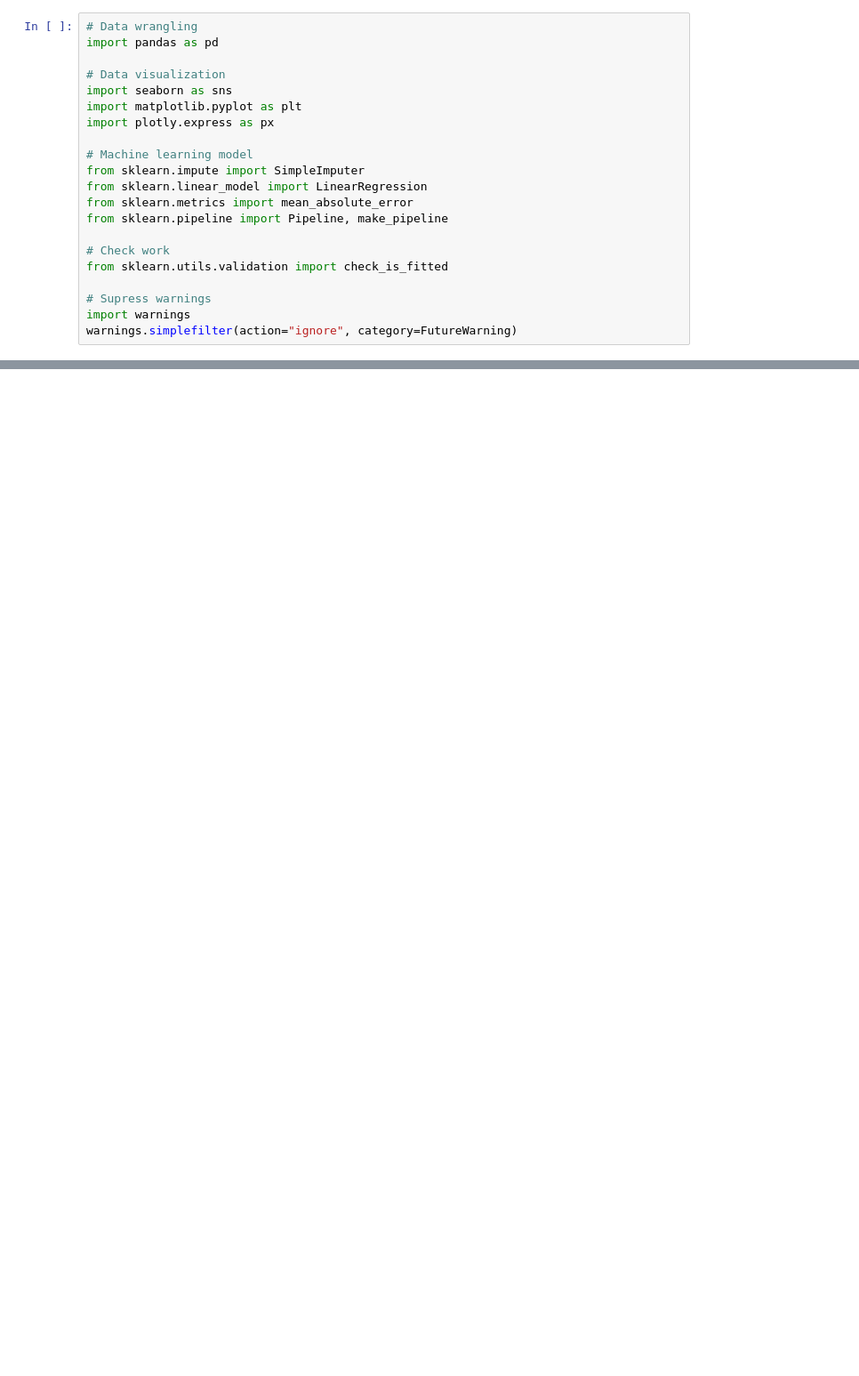
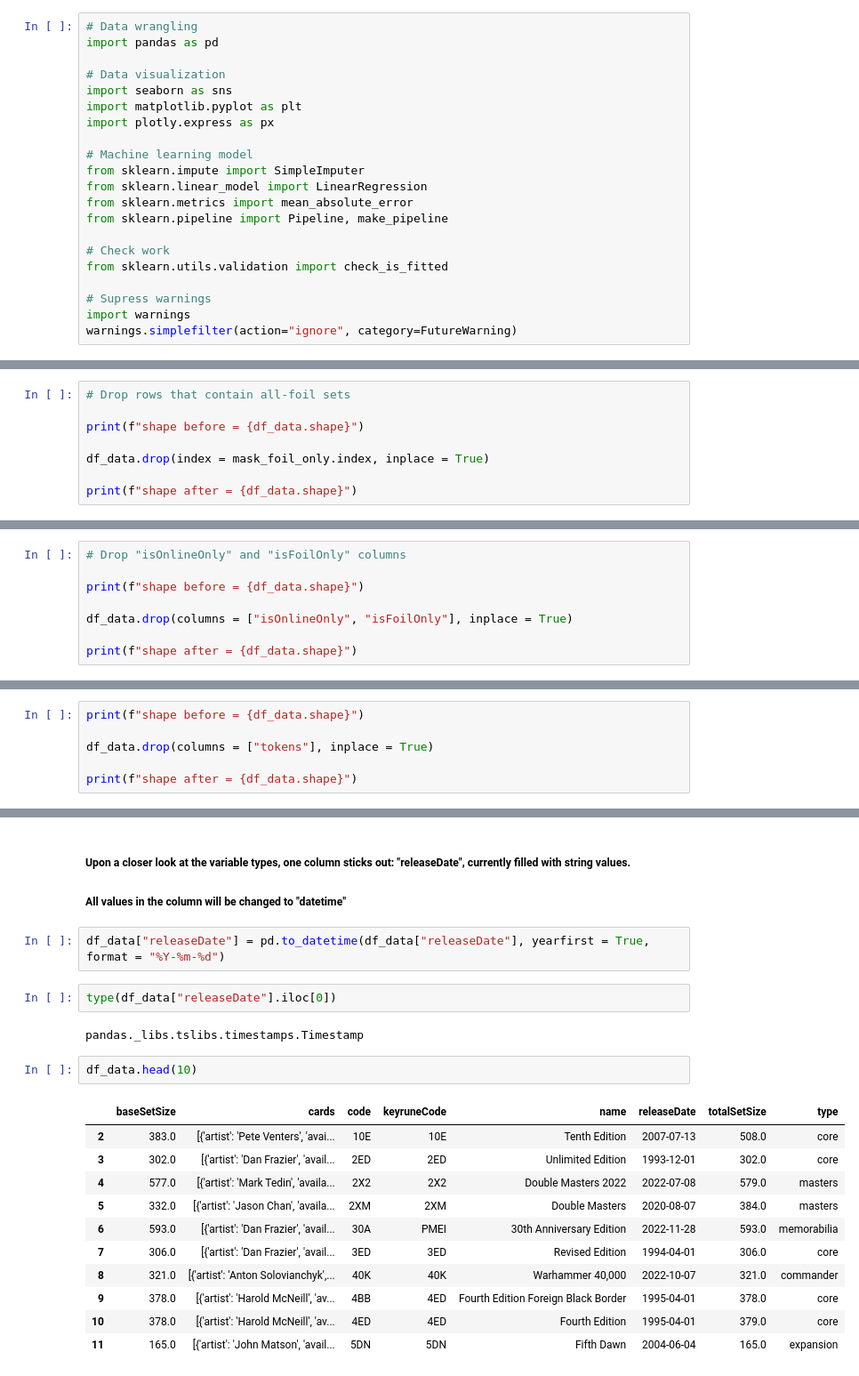
Before and after one commit to LupiVolpi/Magic_the_Gathering, a Jupyter notebook: price_prediction.ipynb, the cells around one changed output, grey strips where cells are left out. Shown at 89% size. Cells and saved outputs as stored; diff of their text form; blank space fills up the shorter version.

```diff
--- a/price_prediction.ipynb
+++ b/price_prediction.ipynb
@@ -43,0 +294,8 @@ df.shape
+# %%
+# Drop rows that contain all-foil sets
+
+print(f"shape before = {df_data.shape}")
+
+df_data.drop(index = mask_foil_only.index, inplace = True)
+
+print(f"shape after = {df_data.shape}")
@@ -43,0 +320,8 @@ df.shape
+# %%
+# Drop "isOnlineOnly" and "isFoilOnly" columns
+
+print(f"shape before = {df_data.shape}")
+
+df_data.drop(columns = ["isOnlineOnly", "isFoilOnly"], inplace = True)
+
+print(f"shape after = {df_data.shape}")
@@ -43,0 +335,6 @@ df.shape
+# %%
+print(f"shape before = {df_data.shape}")
+
+df_data.drop(columns = ["tokens"], inplace = True)
+
+print(f"shape after = {df_data.shape}")
@@ -43,0 +394,23 @@ df.shape
+# %% [markdown]
+##### Upon a closer look at the variable types, one column sticks out: "releaseDate", currently filled with string values.
+##### All values in the column will be changed to "datetime"
+# %%
+df_data["releaseDate"] = pd.to_datetime(df_data["releaseDate"], yearfirst = True, format = "%Y-%m-%d")
+# %%
+type(df_data["releaseDate"].iloc[0])
+# %% [output]
+pandas._libs.tslibs.timestamps.Timestamp
+# %%
+df_data.head(10)
+# %% [output]
+|  | baseSetSize | cards | code | keyruneCode | name | releaseDate | totalSetSize | type |
+| 2 | 383.0 | [{'artist': 'Pete Venters', 'avai... | 10E | 10E | Tenth Edition | 2007-07-13 | 508.0 | core |
+| 3 | 302.0 | [{'artist': 'Dan Frazier', 'avail... | 2ED | 2ED | Unlimited Edition | 1993-12-01 | 302.0 | core |
+| 4 | 577.0 | [{'artist': 'Mark Tedin', 'availa... | 2X2 | 2X2 | Double Masters 2022 | 2022-07-08 | 579.0 | masters |
+| 5 | 332.0 | [{'artist': 'Jason Chan', 'availa... | 2XM | 2XM | Double Masters | 2020-08-07 | 384.0 | masters |
+| 6 | 593.0 | [{'artist': 'Dan Frazier', 'avail... | 30A | PMEI | 30th Anniversary Edition | 2022-11-28 | 593.0 | memorabilia |
+| 7 | 306.0 | [{'artist': 'Dan Frazier', 'avail... | 3ED | 3ED | Revised Edition | 1994-04-01 | 306.0 | core |
+| 8 | 321.0 | [{'artist': 'Anton Solovianchyk',... | 40K | 40K | Warhammer 40,000 | 2022-10-07 | 321.0 | commander |
+| 9 | 378.0 | [{'artist': 'Harold McNeill', 'av... | 4BB | 4ED | Fourth Edition Foreign Black Border | 1995-04-01 | 378.0 | core |
+| 10 | 378.0 | [{'artist': 'Harold McNeill', 'av... | 4ED | 4ED | Fourth Edition | 1995-04-01 | 379.0 | core |
+| 11 | 165.0 | [{'artist': 'John Matson', 'avail... | 5DN | 5DN | Fifth Dawn | 2004-06-04 | 165.0 | expansion |
```
Also changed, not shown: parts of 54 cells of this notebook.
